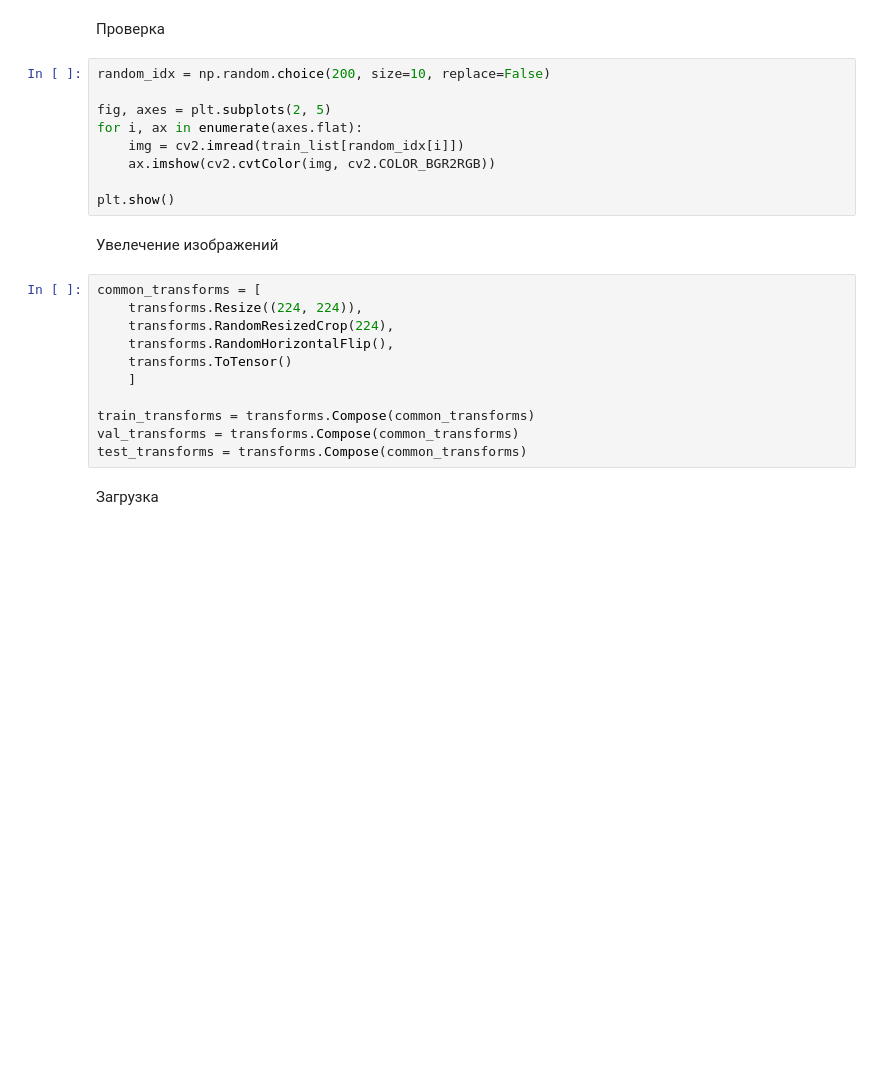
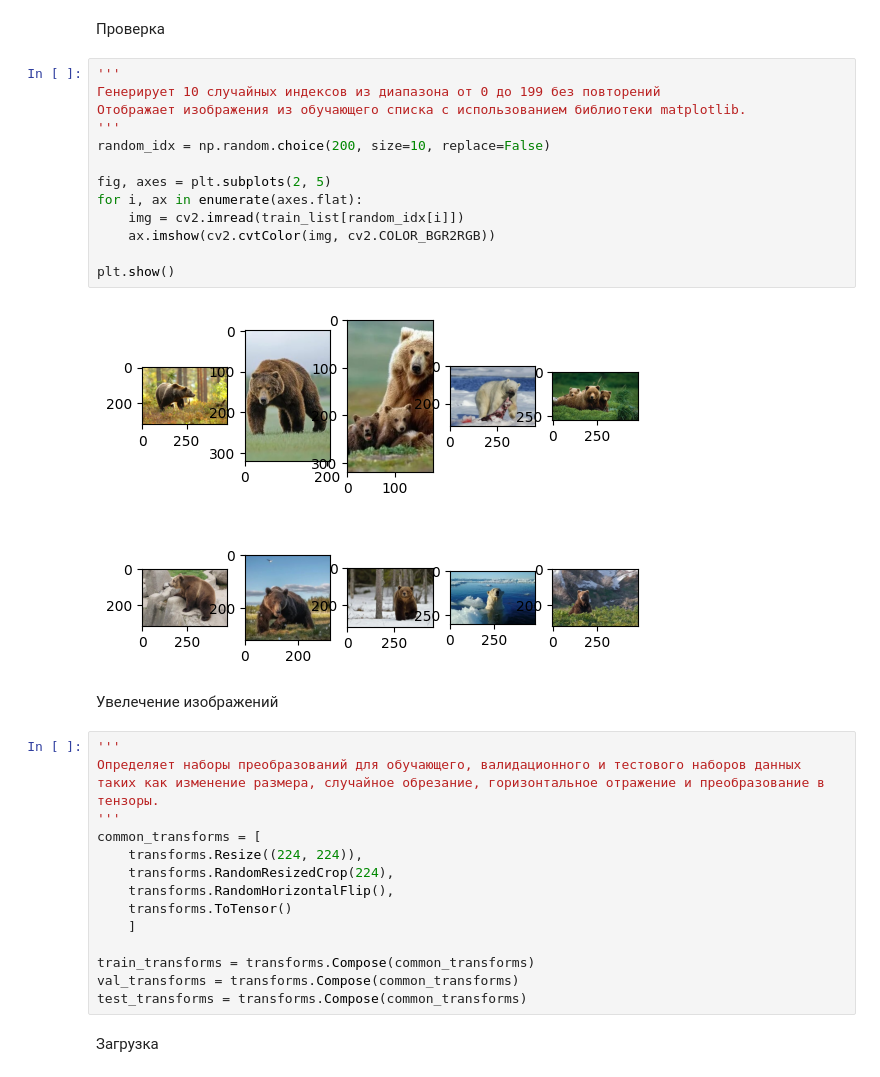
Before and after one commit to Amirprogrammer689/pp, a Jupyter notebook: model_training_n_testing.ipynb, the cells around one changed output. Cells and saved outputs as stored; diff of their text form; blank space fills up the shorter version.

```diff
--- a/model_training_n_testing.ipynb
+++ b/model_training_n_testing.ipynb
@@ -72,17 +91,27 @@ IndentationError: expected an indented block after 'for' statement on line 15 (3
 # %% [markdown]
 Проверка
 # %%
+'''
+Генерирует 10 случайных индексов из диапазона от 0 до 199 без повторений
+Отображает изображения из обучающего списка с использованием библиотеки matplotlib.
+'''
 random_idx = np.random.choice(200, size=10, replace=False)
 
 fig, axes = plt.subplots(2, 5)
 for i, ax in enumerate(axes.flat):
     img = cv2.imread(train_list[random_idx[i]])
     ax.imshow(cv2.cvtColor(img, cv2.COLOR_BGR2RGB))
 
 plt.show()
+# %% [output]
+[figure, added]
 # %% [markdown]
 Увелечение изображений
 # %%
+'''
+Определяет наборы преобразований для обучающего, валидационного и тестового наборов данных
+таких как изменение размера, случайное обрезание, горизонтальное отражение и преобразование в тензоры.
+'''
 common_transforms = [
     transforms.Resize((224, 224)),
     transforms.RandomResizedCrop(224),
```
Also changed, not shown: parts of 5 cells of this notebook.
